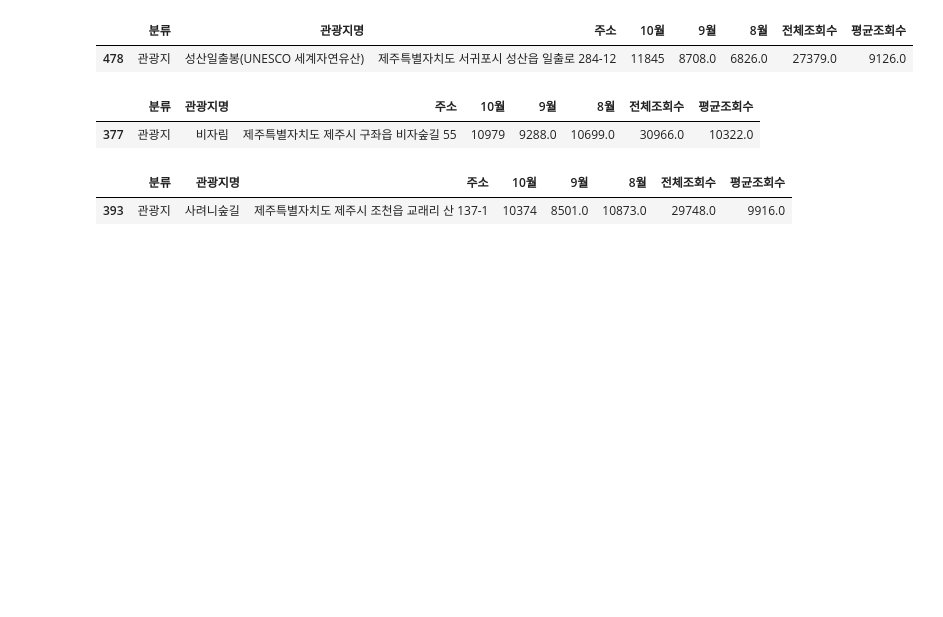
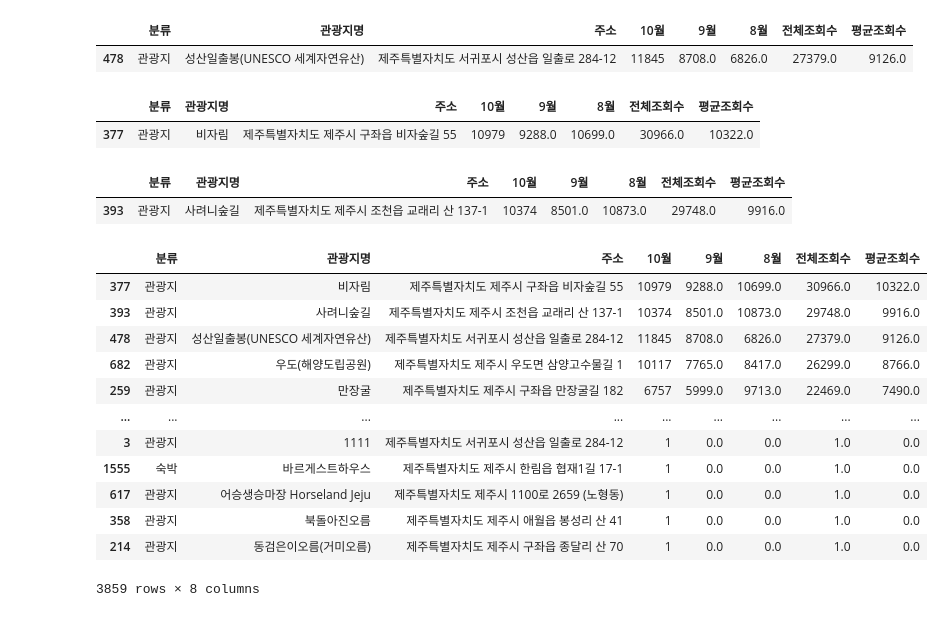
Before and after one commit to Yunwltn/Jejudo_tourism, a Jupyter notebook: 제주도 관광지 조회수 데이터.ipynb, the cells around one changed output. Drawn from its saved outputs; the diff is of its cells as text; code cells hidden in the pictures; blank space fills up the shorter version.

```diff
--- a/제주도 관광지 조회수 데이터.ipynb
+++ b/제주도 관광지 조회수 데이터.ipynb
@@ -267,3 +267,19 @@ df.loc[ df['8월'] == df['8월'].max() ]
 # %% [output]
 |  | 분류 | 관광지명 | 주소 | 10월 | 9월 | 8월 | 전체조회수 | 평균조회수 |
 | 393 | 관광지 | 사려니숲길 | 제주특별자치도 제주시 조천읍 교래리 산 137-1 | 10374 | 8501.0 | 10873.0 | 29748.0 | 9916.0 |
+# %%
+df
+# %% [output]
+|  | 분류 | 관광지명 | 주소 | 10월 | 9월 | 8월 | 전체조회수 | 평균조회수 |
+| 377 | 관광지 | 비자림 | 제주특별자치도 제주시 구좌읍 비자숲길 55 | 10979 | 9288.0 | 10699.0 | 30966.0 | 10322.0 |
+| 393 | 관광지 | 사려니숲길 | 제주특별자치도 제주시 조천읍 교래리 산 137-1 | 10374 | 8501.0 | 10873.0 | 29748.0 | 9916.0 |
+| 478 | 관광지 | 성산일출봉(UNESCO 세계자연유산) | 제주특별자치도 서귀포시 성산읍 일출로 284-12 | 11845 | 8708.0 | 6826.0 | 27379.0 | 9126.0 |
+| 682 | 관광지 | 우도(해양도립공원) | 제주특별자치도 제주시 우도면 삼양고수물길 1 | 10117 | 7765.0 | 8417.0 | 26299.0 | 8766.0 |
+| 259 | 관광지 | 만장굴 | 제주특별자치도 제주시 구좌읍 만장굴길 182 | 6757 | 5999.0 | 9713.0 | 22469.0 | 7490.0 |
+| ... | ... | ... | ... | ... | ... | ... | ... | ... |
+| 3 | 관광지 | 1111 | 제주특별자치도 서귀포시 성산읍 일출로 284-12 | 1 | 0.0 | 0.0 | 1.0 | 0.0 |
+| 1555 | 숙박 | 바르게스트하우스 | 제주특별자치도 제주시 한림읍 협재1길 17-1 | 1 | 0.0 | 0.0 | 1.0 | 0.0 |
+| 617 | 관광지 | 어승생승마장 Horseland Jeju | 제주특별자치도 제주시 1100로 2659 (노형동) | 1 | 0.0 | 0.0 | 1.0 | 0.0 |
+| 358 | 관광지 | 북돌아진오름 | 제주특별자치도 제주시 애월읍 봉성리 산 41 | 1 | 0.0 | 0.0 | 1.0 | 0.0 |
+| 214 | 관광지 | 동검은이오름(거미오름) | 제주특별자치도 제주시 구좌읍 종달리 산 70 | 1 | 0.0 | 0.0 | 1.0 | 0.0 |
+3859 rows × 8 columns
```
Also changed, not shown: parts of 6 cells of this notebook, 3 other files.
